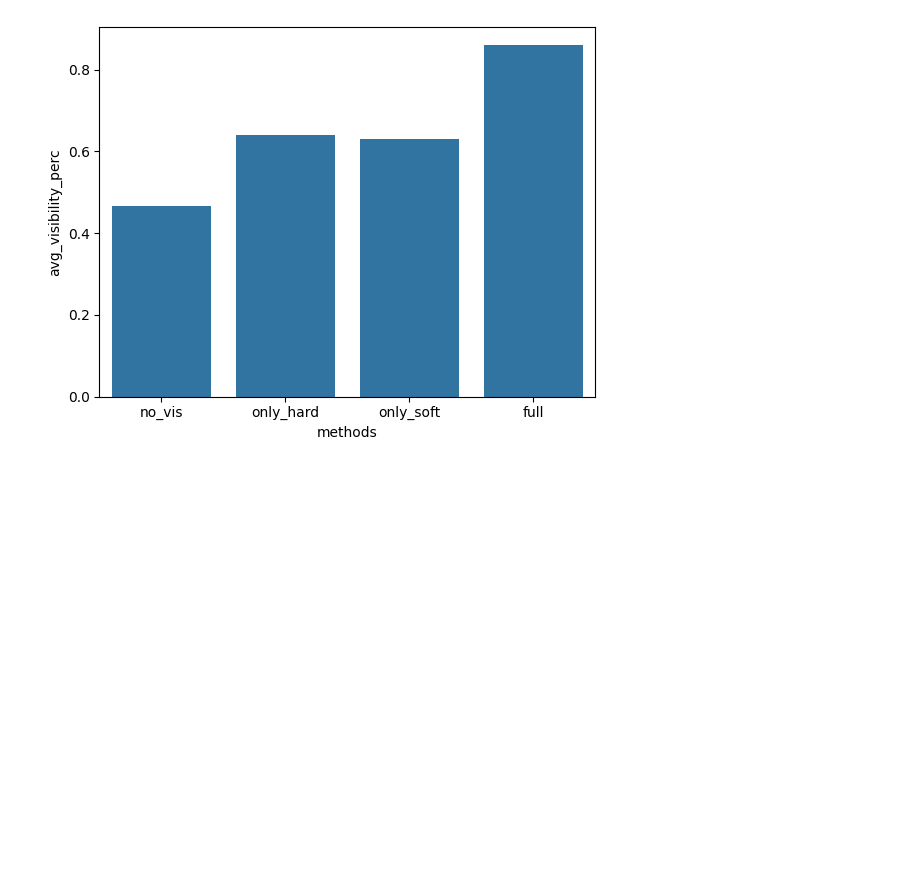
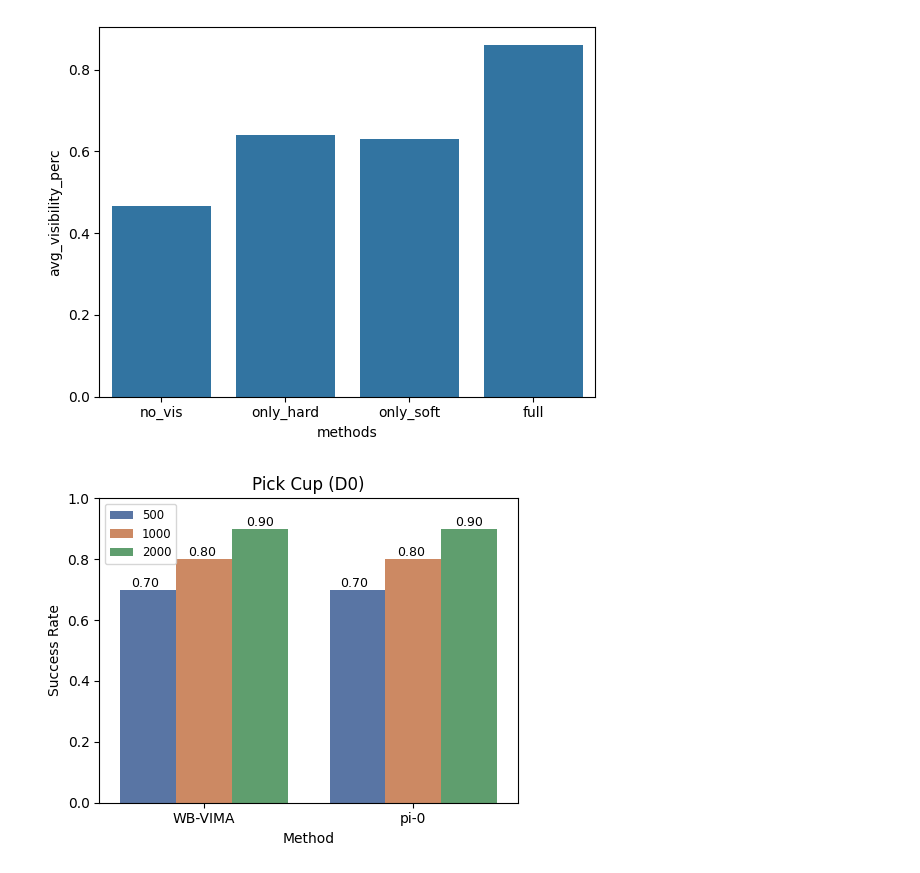
Before and after one commit to ChengshuLi/mimicgen, a Jupyter notebook: mimicgen/scripts/plot_stats.ipynb, the cells around one changed output. Drawn from its saved outputs; the diff is of its cells as text; code cells hidden in the pictures; blank space fills up the shorter version.

```diff
--- a/mimicgen/scripts/plot_stats.ipynb
+++ b/mimicgen/scripts/plot_stats.ipynb
@@ -184,3 +351,33 @@ seaborn.barplot(x="methods", y="avg_visibility_perc", data=data)
 # %% [output]
 <Axes: xlabel='methods', ylabel='avg_visibility_perc'>
 [figure]
+# %%
+# Data setup
+data = {
+    'Method': ['WB-VIMA', 'WB-VIMA', 'WB-VIMA', 'pi-0', 'pi-0', 'pi-0'],
+    'Sample Size': ['500', '1000', '2000', '500', '1000', '2000'],
+    'Success Rate': [0.7, 0.8, 0.9, 0.7, 0.8, 0.9]
+}
+df = pd.DataFrame(data)
+
+# Plot
+plt.figure(figsize=(5, 4))
+sns.barplot(data=df, x='Method', y='Success Rate', hue='Sample Size', palette='deep', width=0.8)
+
+x_pos_list = [-0.35, -0.075, 0.2, 0.65, 0.925, 1.2]
+# Add value labels
+for i in range(len(df)):
+    method = df.iloc[i]['Method']
+    sample = df.iloc[i]['Sample Size']
+    val = df.iloc[i]['Success Rate']
+    xpos = x_pos_list[i]
+    plt.text(xpos, val + 0.01, f'{val:.2f}', fontsize=9)
+
+# Aesthetics
+plt.title("Pick Cup (D0)")
+plt.ylim(0, 1)
+plt.tight_layout()
+plt.legend(title=None, fontsize="small")
+plt.show()
+# %% [output]
+[figure, added]
```
Also changed, not shown: parts of 15 cells of this notebook, 1 other file.
